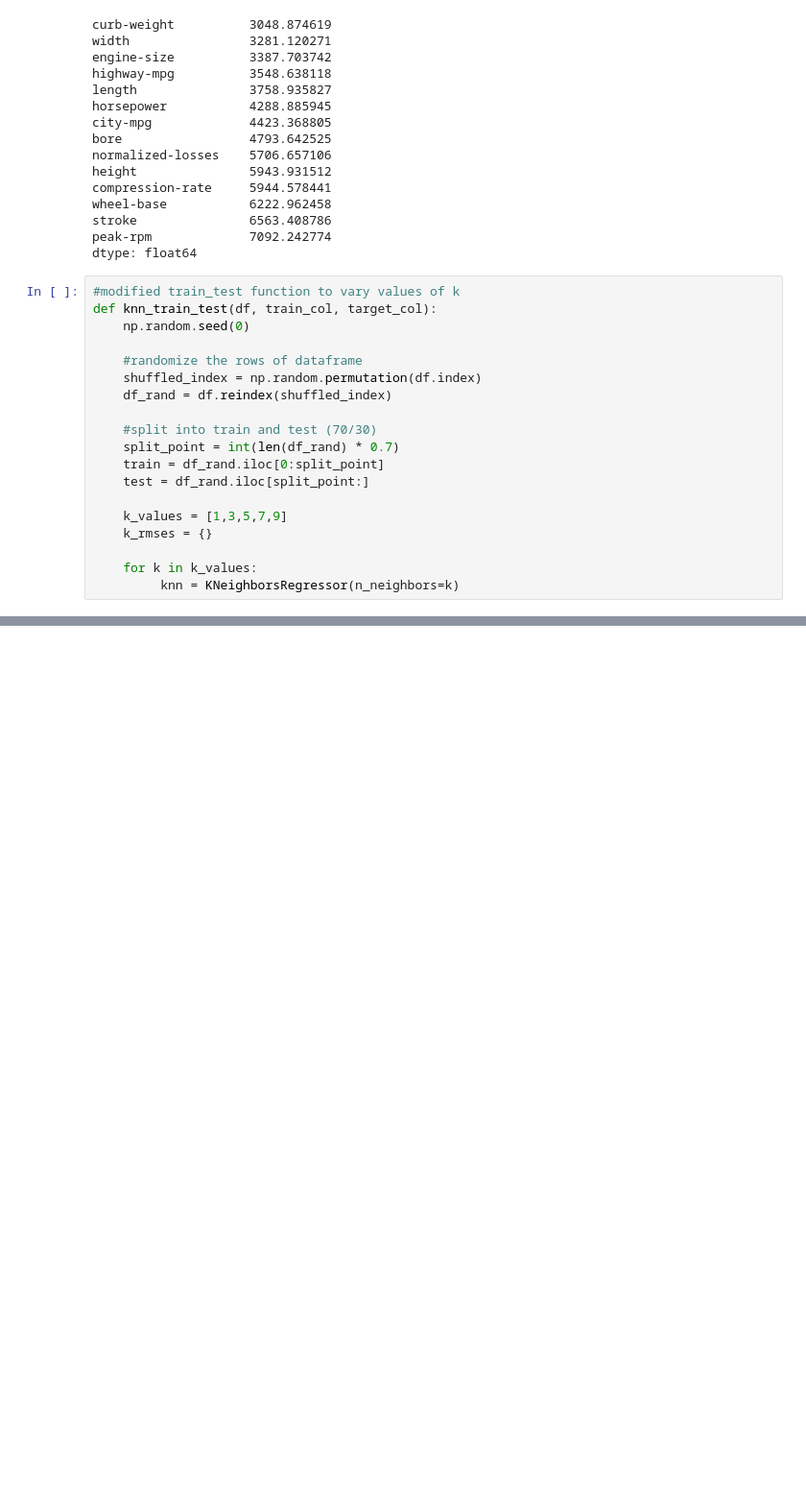
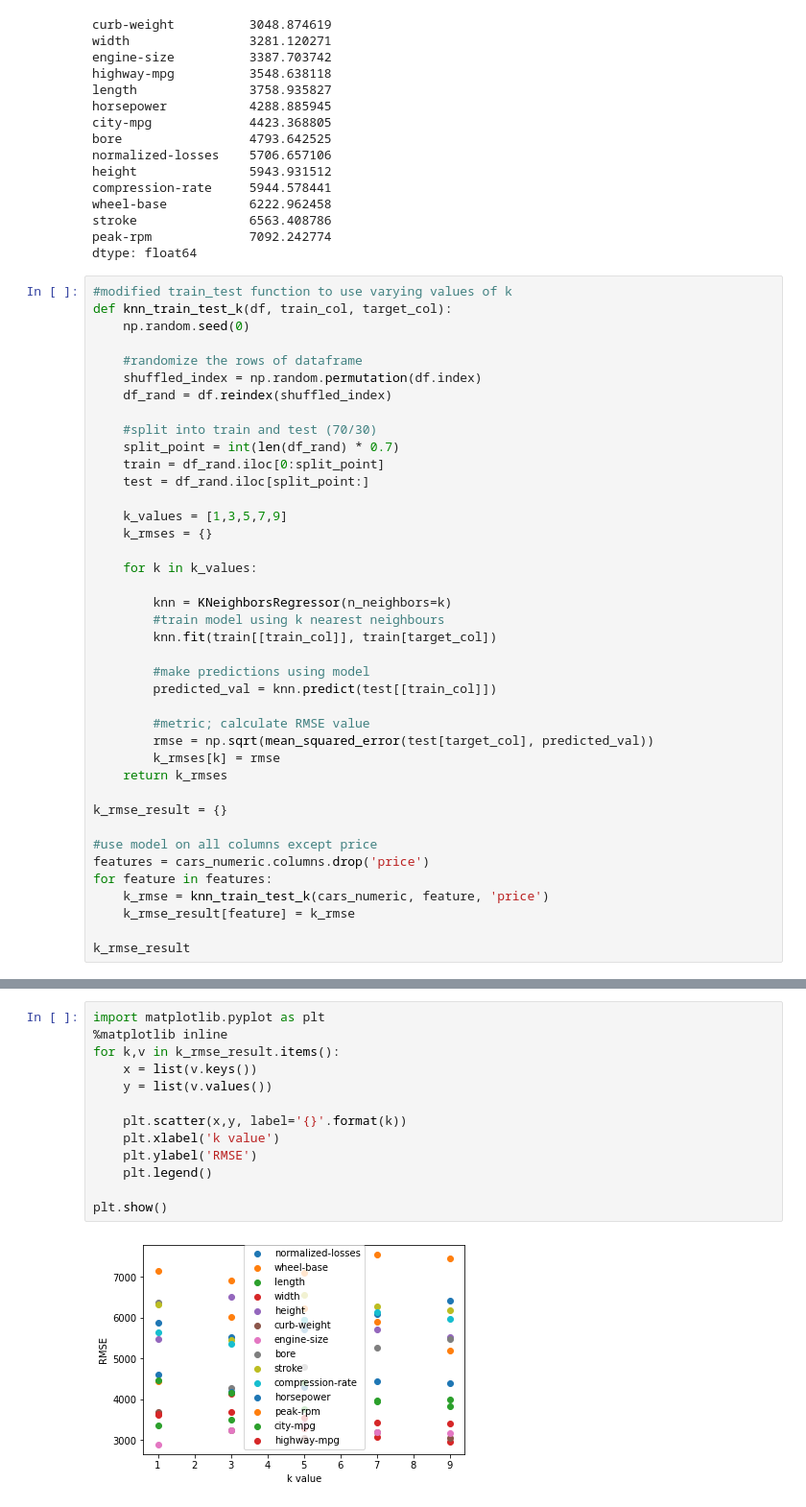
Before and after one commit to damiiete/DataQuest, a Jupyter notebook: Machine Learning/Predicting car prices/Cars_price_prediction.ipynb, the cells around one changed output, grey strips where cells are left out. Shown at 96% size. Cells and saved outputs as stored; diff of their text form; blank space fills up the shorter version.

Commit message:
Univariate model

```diff
--- a/Machine Learning/Predicting car prices/Cars_price_prediction.ipynb
+++ b/Machine Learning/Predicting car prices/Cars_price_prediction.ipynb
@@ -212,8 +198,8 @@ stroke               6563.408786
 peak-rpm             7092.242774
 dtype: float64
 # %%
-#modified train_test function to vary values of k
-def knn_train_test(df, train_col, target_col):
+#modified train_test function to use varying values of k
+def knn_train_test_k(df, train_col, target_col):
     np.random.seed(0)
 
     #randomize the rows of dataframe
@@ -229,4 +215,25 @@ def knn_train_test(df, train_col, target_col):
     k_rmses = {}
 
     for k in k_values:
-         knn = KNeighborsRegressor(n_neighbors=k)
+
+        knn = KNeighborsRegressor(n_neighbors=k)
+        #train model using k nearest neighbours
+        knn.fit(train[[train_col]], train[target_col])
+
+        #make predictions using model
+        predicted_val = knn.predict(test[[train_col]])
+
+        #metric; calculate RMSE value
+        rmse = np.sqrt(mean_squared_error(test[target_col], predicted_val))
+        k_rmses[k] = rmse
+    return k_rmses
+
+k_rmse_result = {}
+
+#use model on all columns except price
+features = cars_numeric.columns.drop('price')
+for feature in features:
+    k_rmse = knn_train_test_k(cars_numeric, feature, 'price')
+    k_rmse_result[feature] = k_rmse
+
+k_rmse_result
@@ -232,0 +258,15 @@ def knn_train_test(df, train_col, target_col):
+# %%
+import matplotlib.pyplot as plt
+%matplotlib inline
+for k,v in k_rmse_result.items():
+    x = list(v.keys())
+    y = list(v.values())
+
+    plt.scatter(x,y, label='{}'.format(k))
+    plt.xlabel('k value')
+    plt.ylabel('RMSE')
+    plt.legend()
+
+plt.show()
+# %% [output]
+[figure, added]
```
Also changed, not shown: parts of 6 cells of this notebook.
